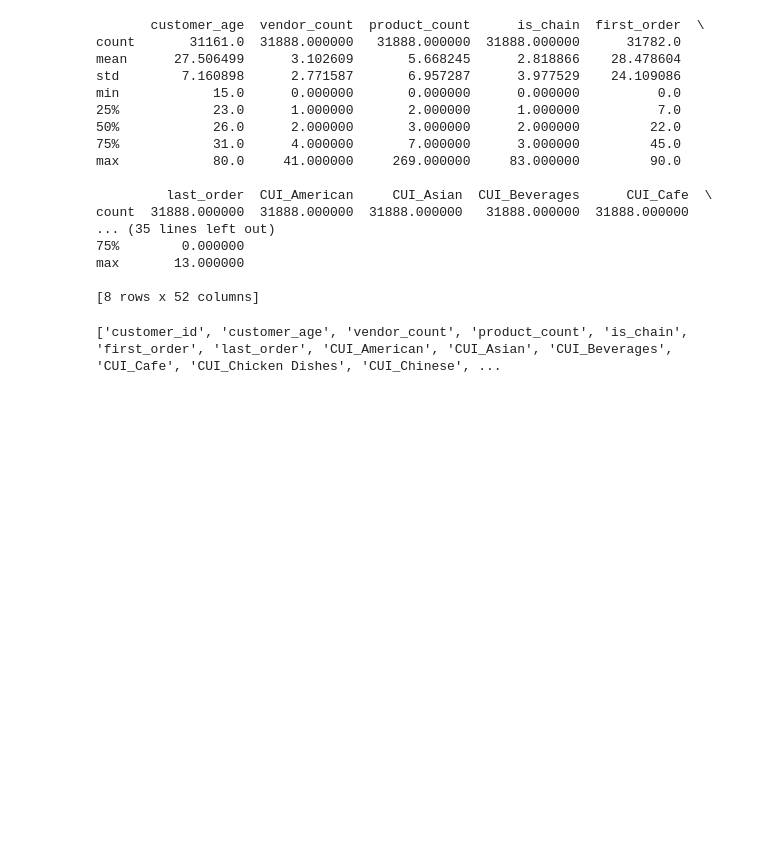
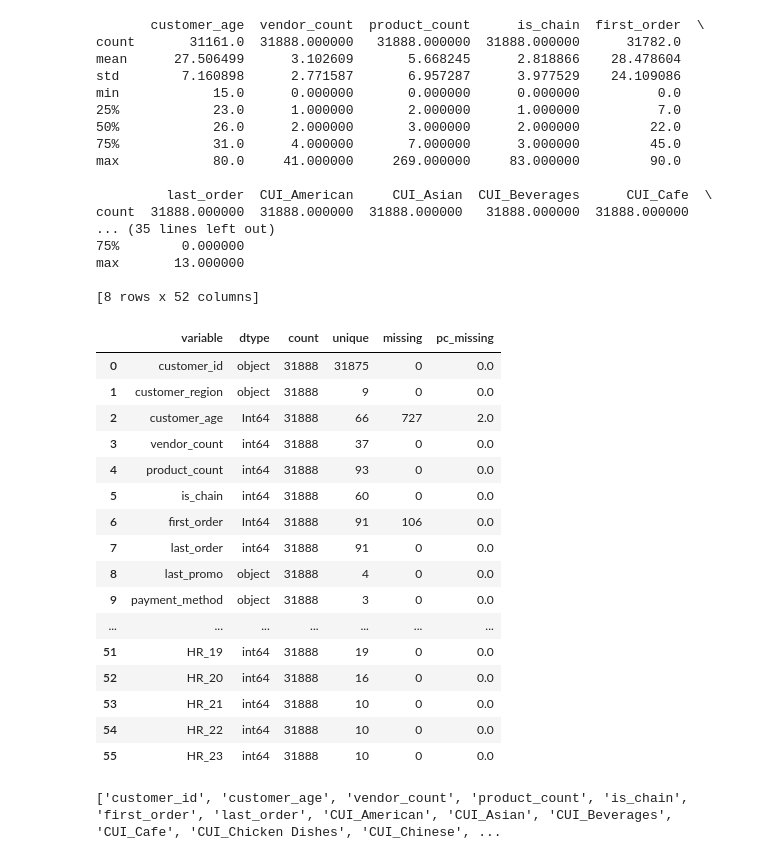
Before and after one commit to scarlson-sketch/Customer_Segmentation_Delivery_App, a Jupyter notebook: src/notebooks/DM_50.ipynb, the cells around one changed output. Cells and saved outputs as stored; diff of their text form; code cells hidden in the pictures; blank space fills up the shorter version.

```diff
--- a/src/notebooks/DM_50.ipynb
+++ b/src/notebooks/DM_50.ipynb
@@ -130,6 +130,38 @@ count  31888.000000  31888.000000  31888.000000   31888.000000  31888.000000
 max       13.000000
 
 [8 rows x 52 columns]
+# %%
+def analyze_missing_data(df):
+    return pd.DataFrame({
+        'variable': df.columns,
+        'dtype': df.dtypes,
+        'count': len(df),
+        'unique': df.nunique(),
+        'missing': df.isna().sum(),
+        'pc_missing': (df.isna().sum() / len(df) * 100).round()
+    }).reset_index(drop=True)
+
+# Usage:
+data_summary = analyze_missing_data(df)
+data_summary
+# %% [output]
+|  | variable | dtype | count | unique | missing | pc_missing |
+| 0 | customer_id | object | 31888 | 31875 | 0 | 0.0 |
+| 1 | customer_region | object | 31888 | 9 | 0 | 0.0 |
+| 2 | customer_age | Int64 | 31888 | 66 | 727 | 2.0 |
+| 3 | vendor_count | int64 | 31888 | 37 | 0 | 0.0 |
+| 4 | product_count | int64 | 31888 | 93 | 0 | 0.0 |
+| 5 | is_chain | int64 | 31888 | 60 | 0 | 0.0 |
+| 6 | first_order | Int64 | 31888 | 91 | 106 | 0.0 |
+| 7 | last_order | int64 | 31888 | 91 | 0 | 0.0 |
+| 8 | last_promo | object | 31888 | 4 | 0 | 0.0 |
+| 9 | payment_method | object | 31888 | 3 | 0 | 0.0 |
+| ... | ... | ... | ... | ... | ... | ... |
+| 51 | HR_19 | int64 | 31888 | 19 | 0 | 0.0 |
+| 52 | HR_20 | int64 | 31888 | 16 | 0 | 0.0 |
+| 53 | HR_21 | int64 | 31888 | 10 | 0 | 0.0 |
+| 54 | HR_22 | int64 | 31888 | 10 | 0 | 0.0 |
+| 55 | HR_23 | int64 | 31888 | 10 | 0 | 0.0 |
 # %%
 #split data into metric and non_metric features
 non_metric_features = [ "customer_region", "last_promo", "payment_method"]
```
